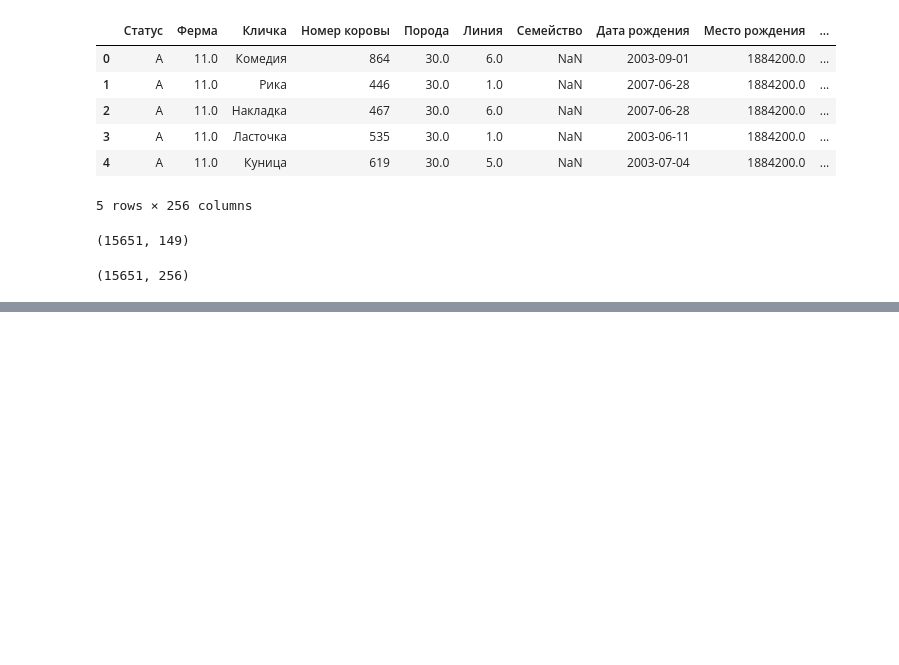
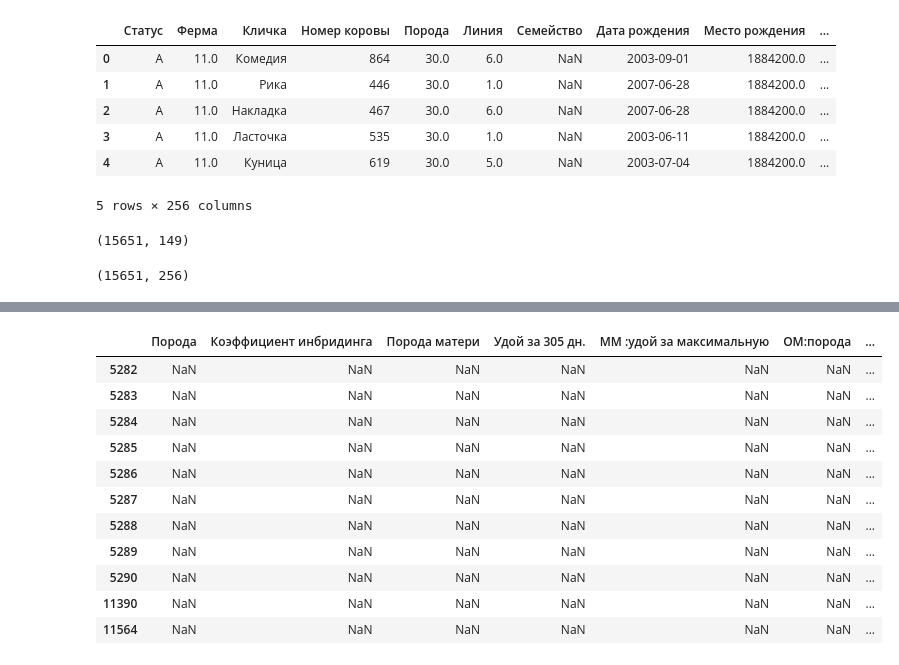
Before and after one commit to cntgfy111/iwasforcedto, a Jupyter notebook: Project.ipynb, the cells around one changed output, grey strips where cells are left out. Drawn from its saved outputs; the diff is of its cells as text; code cells hidden in the pictures; blank space fills up the shorter version.

```diff
--- a/Project.ipynb
+++ b/Project.ipynb
@@ -90,0 +135,16 @@ save_with_wrap(productivity_missing, "productivity_missing.xlsx")
+# %%
+# Cмотрим строки с пропусками в столбце "Порода"
+df[df['Порода'].isnull()]
+# %% [output]
+|  | Порода | Коэффициент инбридинга | Порода матери | Удой за 305 дн. | ММ :удой за максимальную | ОМ:порода | ... |
+| 5282 | NaN | NaN | NaN | NaN | NaN | NaN | ... |
+| 5283 | NaN | NaN | NaN | NaN | NaN | NaN | ... |
+| 5284 | NaN | NaN | NaN | NaN | NaN | NaN | ... |
+| 5285 | NaN | NaN | NaN | NaN | NaN | NaN | ... |
+| 5286 | NaN | NaN | NaN | NaN | NaN | NaN | ... |
+| 5287 | NaN | NaN | NaN | NaN | NaN | NaN | ... |
+| 5288 | NaN | NaN | NaN | NaN | NaN | NaN | ... |
+| 5289 | NaN | NaN | NaN | NaN | NaN | NaN | ... |
+| 5290 | NaN | NaN | NaN | NaN | NaN | NaN | ... |
+| 11390 | NaN | NaN | NaN | NaN | NaN | NaN | ... |
+| 11564 | NaN | NaN | NaN | NaN | NaN | NaN | ... |
```
Also changed, not shown: parts of 26 cells of this notebook, 9 other files.
